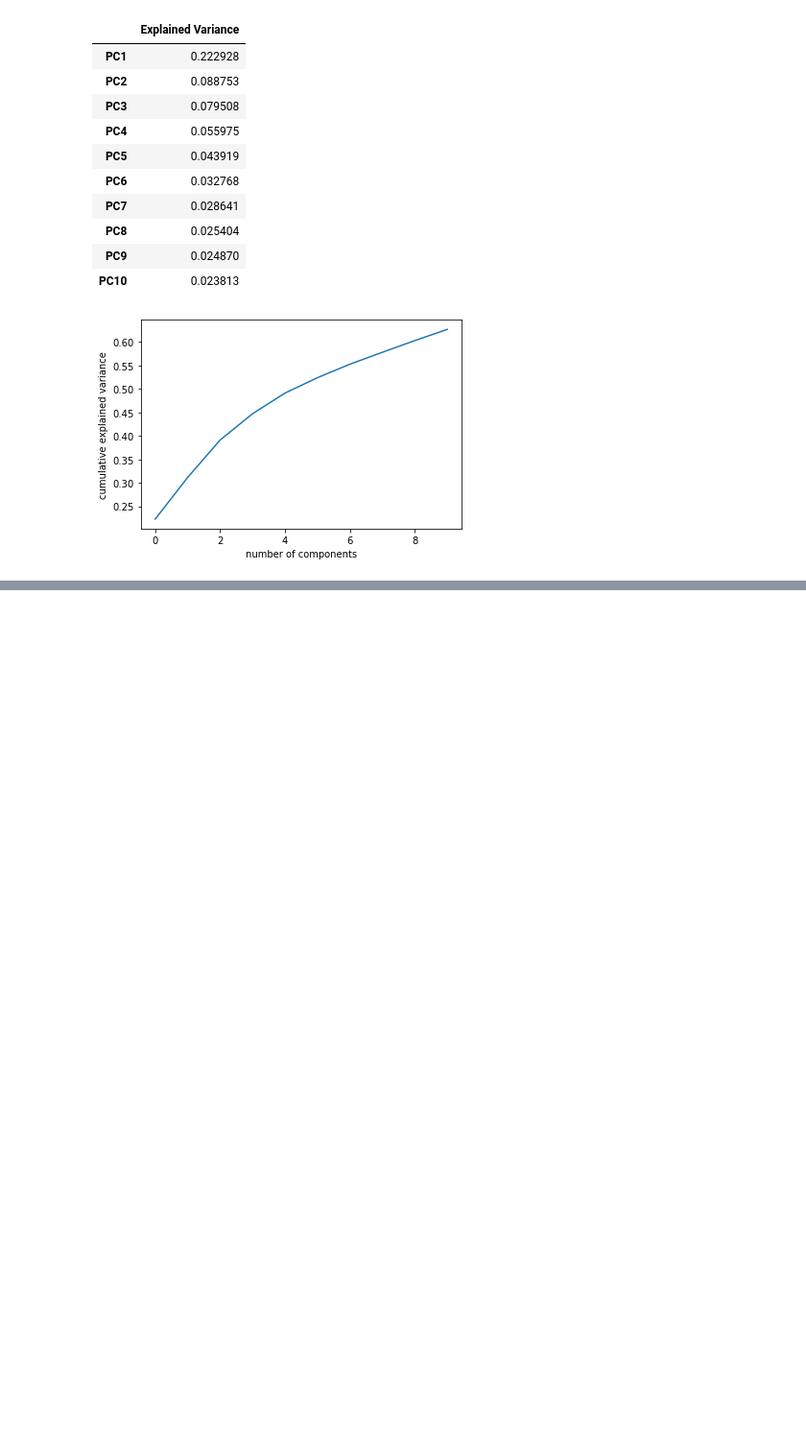
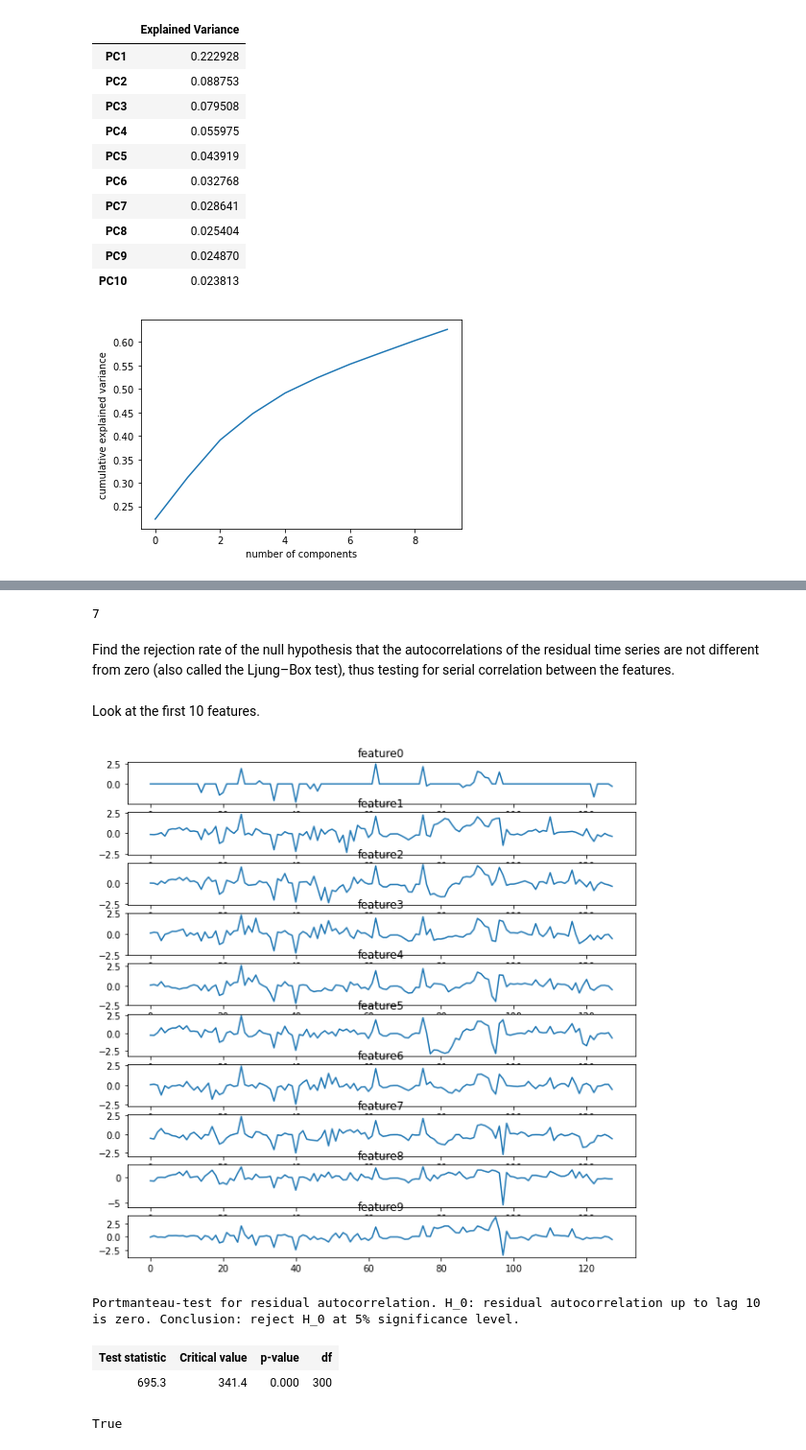
Before and after one commit to gituxedo/stat198finalproject, a Jupyter notebook: Final-Project.ipynb, the cells around one changed output, grey strips where cells are left out. Shown at 96% size. Saved outputs shown, nothing was run; the diff lists cells and outputs as text; code cells hidden in the pictures; blank space fills up the shorter version.

Commit message:
test autocorrelation

```diff
--- a/Final-Project.ipynb
+++ b/Final-Project.ipynb
@@ -176,0 +193,15 @@ plt.ylabel('cumulative explained variance');
+# %%
+# Determine lag order from the average of all features
+N = len(normalized_fred.columns)
+T = len(normalized_fred.index)
+optimal_lag = np.array([])
+for j in range(0, N):
+    k = 0
+    highestCorr = 0
+    for i in range(1, 50):
+        cor = pd.Series.autocorr(normalized_fred.iloc[:, j].astype(float), lag = i)
+        if(cor > highestCorr):
+            highestCorr = cor
+            k = i
+    optimal_lag = np.append(optimal_lag, k)
+optimal_lag
@@ -176,0 +226,27 @@ plt.ylabel('cumulative explained variance');
+# %%
+p = int(np.mean(optimal_lag))
+p
+# %% [output]
+7
+# %% [markdown]
+Find the rejection rate of the null hypothesis that the autocorrelations of the residual time series are not different from zero (also called the Ljung–Box test), thus testing for serial correlation between the features.
+# %% [markdown]
+Look at the first 10 features.
+# %%
+test_fred_10 = normalized_fred.iloc[:,np.arange(0, 10)]
+model = VAR(test_fred_10.astype(float))
+results_10 = model.fit(p, method = "ols")
+results_10.plot();
+# %% [output]
+[figure, added]
+# %%
+resid_test_10 = var_model.VARResults.test_whiteness(results_10, nlags=10, signif=0.05, adjusted=False)
+resid_test_10.summary()
+# %% [output]
+Portmanteau-test for residual autocorrelation. H_0: residual autocorrelation up to lag 10 is zero. Conclusion: reject H_0 at 5% significance level.
+| Test statistic | Critical value | p-value | df |
+| 695.3 | 341.4 | 0.000 | 300 |
+# %%
+resid_test_10.pvalue <= 0.05
+# %% [output]
+True
```
Also changed, not shown: parts of 20 cells of this notebook, 1 other file.
